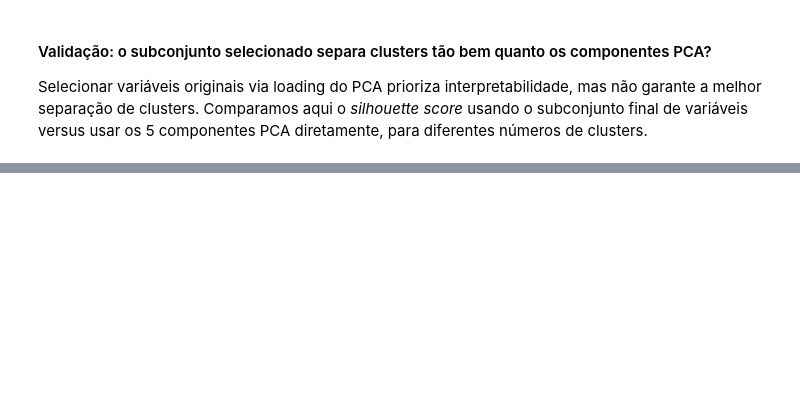
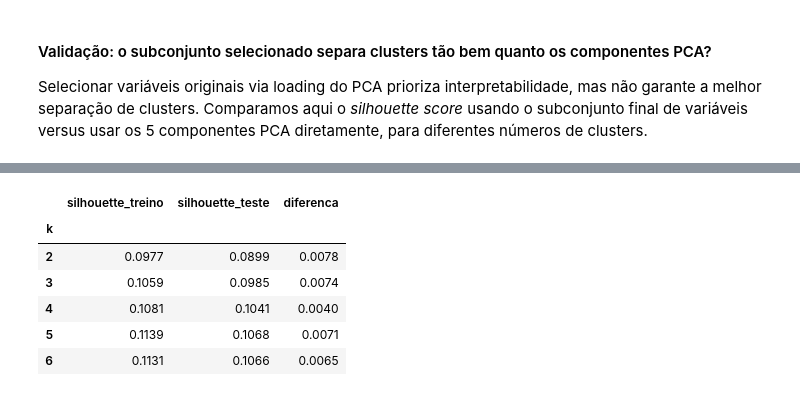
Before and after one commit to clarabecker/idsc-analysis, a Jupyter notebook: notebooks/03_feature_selection.ipynb, the cells around one changed output, grey strips where cells are left out. Saved outputs shown, nothing was run; the diff lists cells and outputs as text; code cells hidden in the pictures; blank space fills up the shorter version.

```diff
--- a/notebooks/03_feature_selection.ipynb
+++ b/notebooks/03_feature_selection.ipynb
@@ -254,0 +249,28 @@ pd.DataFrame(resultados).set_index('k')
+# %%
+# Reaproveita o mesmo scaler e as mesmas variáveis finais selecionadas via PCA
+scaler_final = StandardScaler().fit(X_filtered[final_vars])
+X_train_final_scaled = scaler_final.transform(X_filtered[final_vars])
+X_test_final_scaled = scaler_final.transform(df_test[final_vars])
+
+resultados_estabilidade = []
+for k in range(2, 7):
+    km = KMeans(n_clusters=k, random_state=42, n_init=10).fit(X_train_final_scaled)
+    labels_test = km.predict(X_test_final_scaled)
+    sil_train = silhouette_score(X_train_final_scaled, km.labels_)
+    sil_test = silhouette_score(X_test_final_scaled, labels_test)
+    resultados_estabilidade.append({
+        'k': k,
+        'silhouette_treino': round(sil_train, 4),
+        'silhouette_teste': round(sil_test, 4),
+        'diferenca': round(sil_train - sil_test, 4)
+    })
+
+pd.DataFrame(resultados_estabilidade).set_index('k')
+# %% [output]
+|  | silhouette_treino | silhouette_teste | diferenca |
+| k |  |  |  |
+| 2 | 0.0977 | 0.0899 | 0.0078 |
+| 3 | 0.1059 | 0.0985 | 0.0074 |
+| 4 | 0.1081 | 0.1041 | 0.0040 |
+| 5 | 0.1139 | 0.1068 | 0.0071 |
+| 6 | 0.1131 | 0.1066 | 0.0065 |
```
Also changed, not shown: parts of 10 cells of this notebook.
